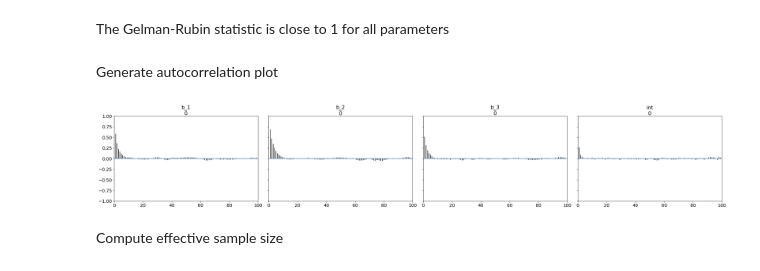
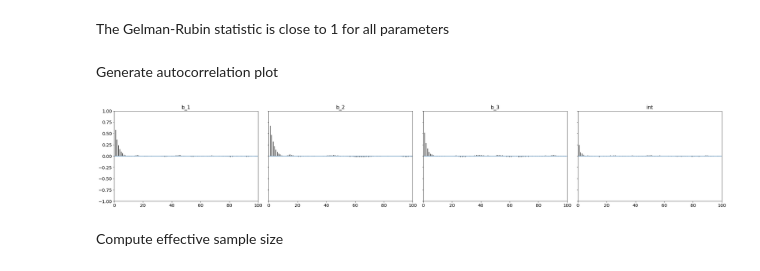
Before and after one commit to scoutiii/pyjags_JW, a Jupyter notebook: notebooks/Logistic Regression.ipynb, the cells around one changed output. Cells and saved outputs as stored; diff of their text form; code cells hidden in the pictures.

```diff
--- a/notebooks/Logistic Regression.ipynb
+++ b/notebooks/Logistic Regression.ipynb
@@ -255,9 +255,9 @@ The Gelman-Rubin statistic is close to 1 for all parameters
 # %% [markdown]
 Generate autocorrelation plot
 # %%
-az.plot_autocorr(idata_jags_model_2);
+az.plot_autocorr(idata_jags_model_2, combined=True);
 # %% [output]
-[figure, old version]
+[figure, new version]
 # %% [markdown]
 Compute effective sample size
 # %%
```
Also changed, not shown: parts of 15 cells of this notebook, 1 other file.
